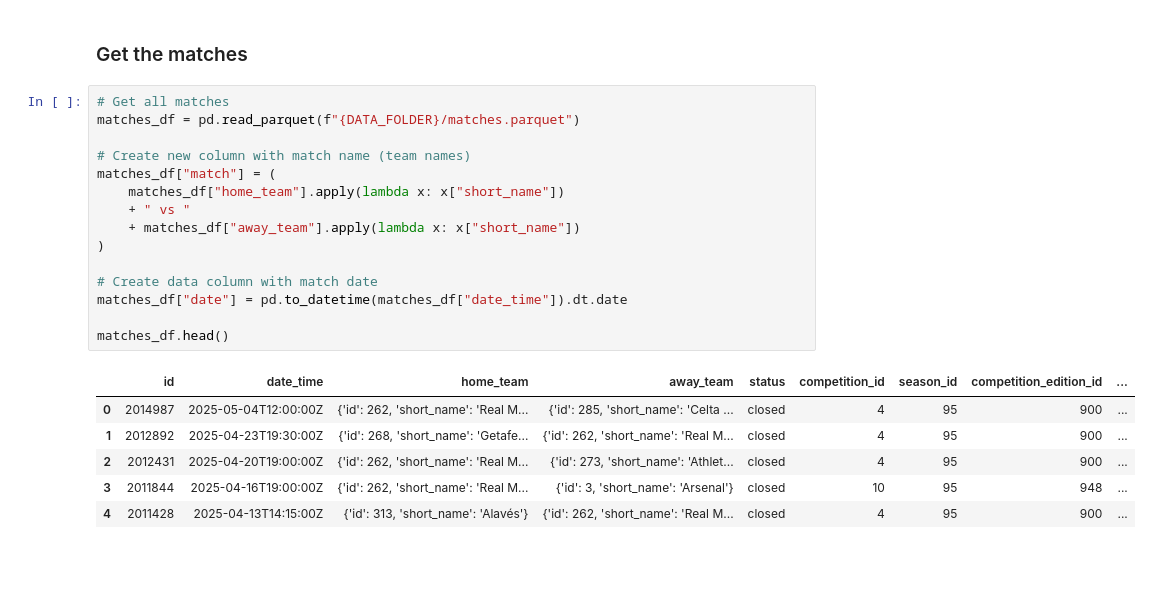
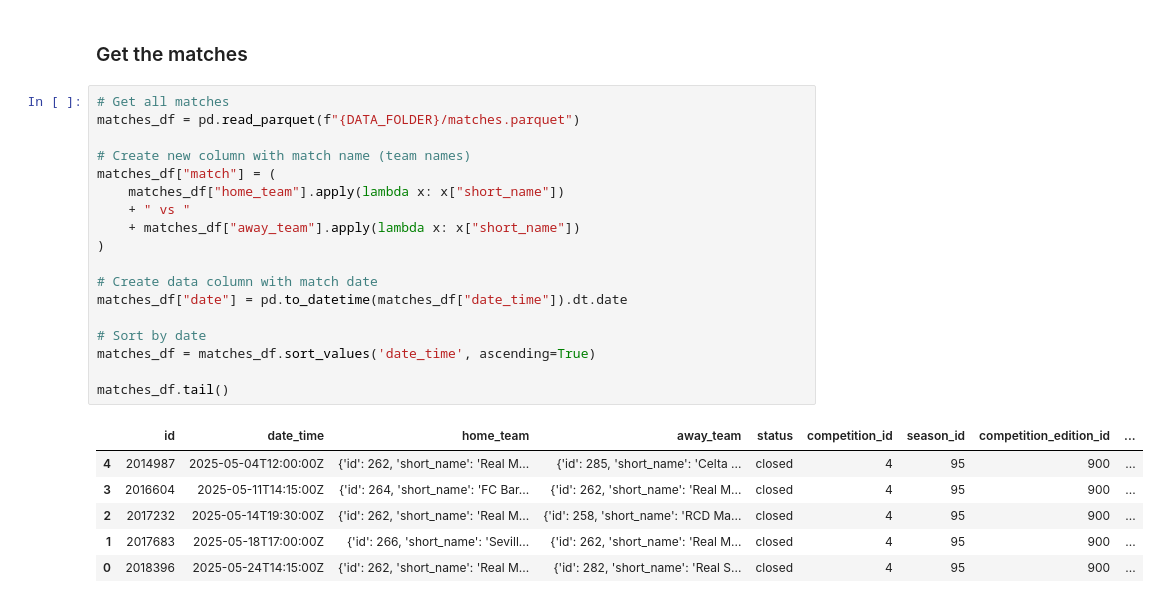
Before and after one commit to MarijnSt/soccermatics-project-3, a Jupyter notebook: explore_data.ipynb, the cells around one changed output. Saved outputs shown, nothing was run; the diff lists cells and outputs as text; blank space fills up the shorter version.

```diff
--- a/explore_data.ipynb
+++ b/explore_data.ipynb
@@ -9,25 +9,28 @@ DATA_FOLDER = "data"
 # %%
 # Get all matches
 matches_df = pd.read_parquet(f"{DATA_FOLDER}/matches.parquet")
 
 # Create new column with match name (team names)
 matches_df["match"] = (
     matches_df["home_team"].apply(lambda x: x["short_name"])
     + " vs "
     + matches_df["away_team"].apply(lambda x: x["short_name"])
 )
 
 # Create data column with match date
 matches_df["date"] = pd.to_datetime(matches_df["date_time"]).dt.date
 
-matches_df.head()
+# Sort by date
+matches_df = matches_df.sort_values('date_time', ascending=True)
+
+matches_df.tail()
 # %% [output]
 |  | id | date_time | home_team | away_team | status | competition_id | season_id | competition_edition_id | ... |
-| 0 | 2014987 | 2025-05-04T12:00:00Z | {'id': 262, 'short_name': 'Real M... | {'id': 285, 'short_name': 'Celta ... | closed | 4 | 95 | 900 | ... |
-| 1 | 2012892 | 2025-04-23T19:30:00Z | {'id': 268, 'short_name': 'Getafe... | {'id': 262, 'short_name': 'Real M... | closed | 4 | 95 | 900 | ... |
-| 2 | 2012431 | 2025-04-20T19:00:00Z | {'id': 262, 'short_name': 'Real M... | {'id': 273, 'short_name': 'Athlet... | closed | 4 | 95 | 900 | ... |
-| 3 | 2011844 | 2025-04-16T19:00:00Z | {'id': 262, 'short_name': 'Real M... | {'id': 3, 'short_name': 'Arsenal'} | closed | 10 | 95 | 948 | ... |
-| 4 | 2011428 | 2025-04-13T14:15:00Z | {'id': 313, 'short_name': 'Alavés'} | {'id': 262, 'short_name': 'Real M... | closed | 4 | 95 | 900 | ... |
+| 4 | 2014987 | 2025-05-04T12:00:00Z | {'id': 262, 'short_name': 'Real M... | {'id': 285, 'short_name': 'Celta ... | closed | 4 | 95 | 900 | ... |
+| 3 | 2016604 | 2025-05-11T14:15:00Z | {'id': 264, 'short_name': 'FC Bar... | {'id': 262, 'short_name': 'Real M... | closed | 4 | 95 | 900 | ... |
+| 2 | 2017232 | 2025-05-14T19:30:00Z | {'id': 262, 'short_name': 'Real M... | {'id': 258, 'short_name': 'RCD Ma... | closed | 4 | 95 | 900 | ... |
+| 1 | 2017683 | 2025-05-18T17:00:00Z | {'id': 266, 'short_name': 'Sevill... | {'id': 262, 'short_name': 'Real M... | closed | 4 | 95 | 900 | ... |
+| 0 | 2018396 | 2025-05-24T14:15:00Z | {'id': 262, 'short_name': 'Real M... | {'id': 282, 'short_name': 'Real S... | closed | 4 | 95 | 900 | ... |
 # %% [markdown]
 ### Get dynamic data for a certain match
 For example: the last game in the dataset:
```
Also changed, not shown: parts of 12 cells of this notebook.
